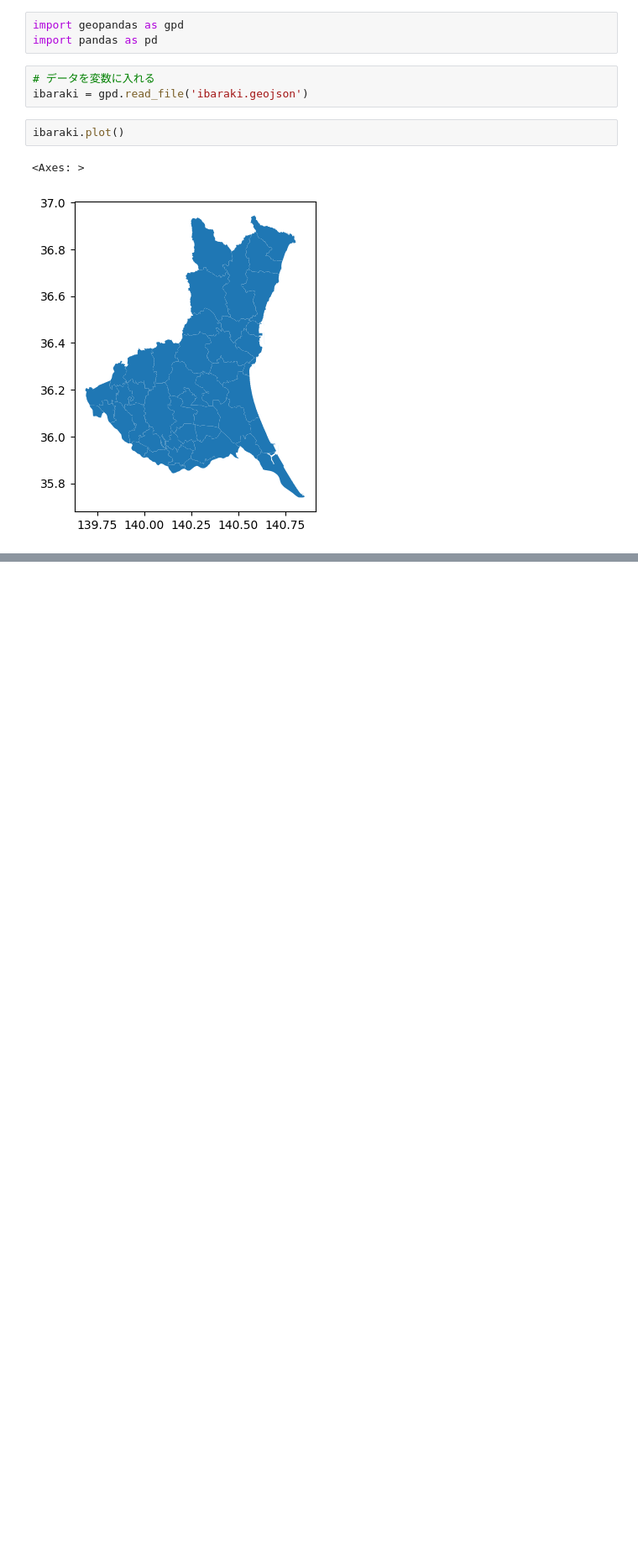
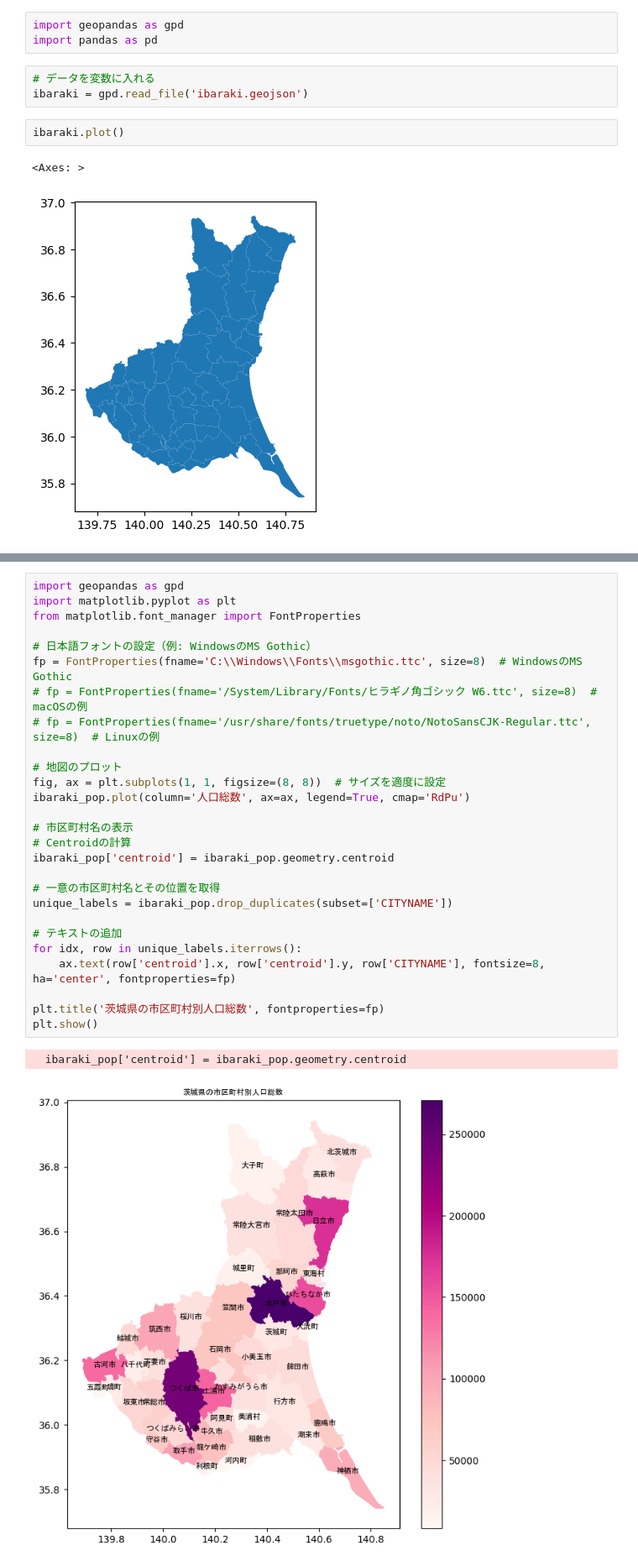
Before and after one commit to hiyopval/gis, a Jupyter notebook: week7/week7map.ipynb, the cells around one changed output, grey strips where cells are left out. Shown at 84% size. Cells and saved outputs as stored; diff of their text form; blank space fills up the shorter version.

```diff
--- a/week7/week7map.ipynb
+++ b/week7/week7map.ipynb
@@ -11,0 +181,30 @@ ibaraki.plot()
+# %%
+import geopandas as gpd
+import matplotlib.pyplot as plt
+from matplotlib.font_manager import FontProperties
+
+# 日本語フォントの設定（例: WindowsのMS Gothic）
+fp = FontProperties(fname='C:\\Windows\\Fonts\\msgothic.ttc', size=8)  # WindowsのMS Gothic
+# fp = FontProperties(fname='/System/Library/Fonts/ヒラギノ角ゴシック W6.ttc', size=8)  # macOSの例
+# fp = FontProperties(fname='/usr/share/fonts/truetype/noto/NotoSansCJK-Regular.ttc', size=8)  # Linuxの例
+
+# 地図のプロット
+fig, ax = plt.subplots(1, 1, figsize=(8, 8))  # サイズを適度に設定
+ibaraki_pop.plot(column='人口総数', ax=ax, legend=True, cmap='RdPu')
+
+# 市区町村名の表示
+# Centroidの計算
+ibaraki_pop['centroid'] = ibaraki_pop.geometry.centroid
+
+# 一意の市区町村名とその位置を取得
+unique_labels = ibaraki_pop.drop_duplicates(subset=['CITYNAME'])
+
+# テキストの追加
+for idx, row in unique_labels.iterrows():
+    ax.text(row['centroid'].x, row['centroid'].y, row['CITYNAME'], fontsize=8, ha='center', fontproperties=fp)
+
+plt.title('茨城県の市区町村別人口総数', fontproperties=fp)
+plt.show()
+# %% [output]
+  ibaraki_pop['centroid'] = ibaraki_pop.geometry.centroid
+[figure, added]
```
Also changed, not shown: parts of 17 cells of this notebook.
